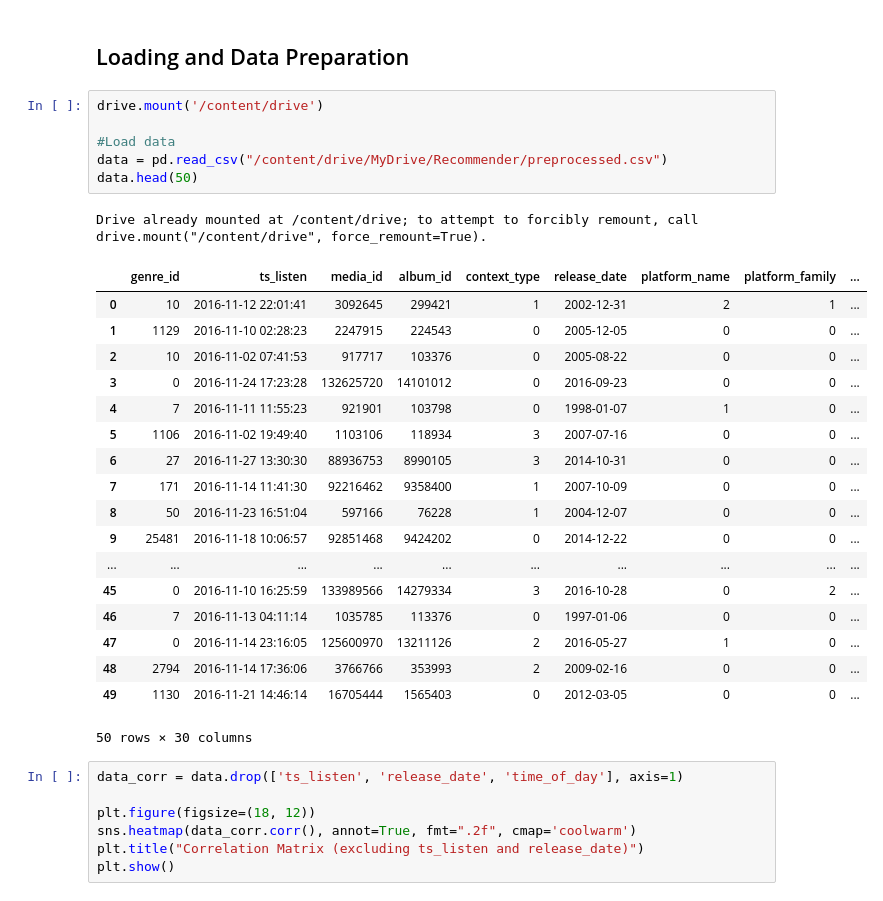
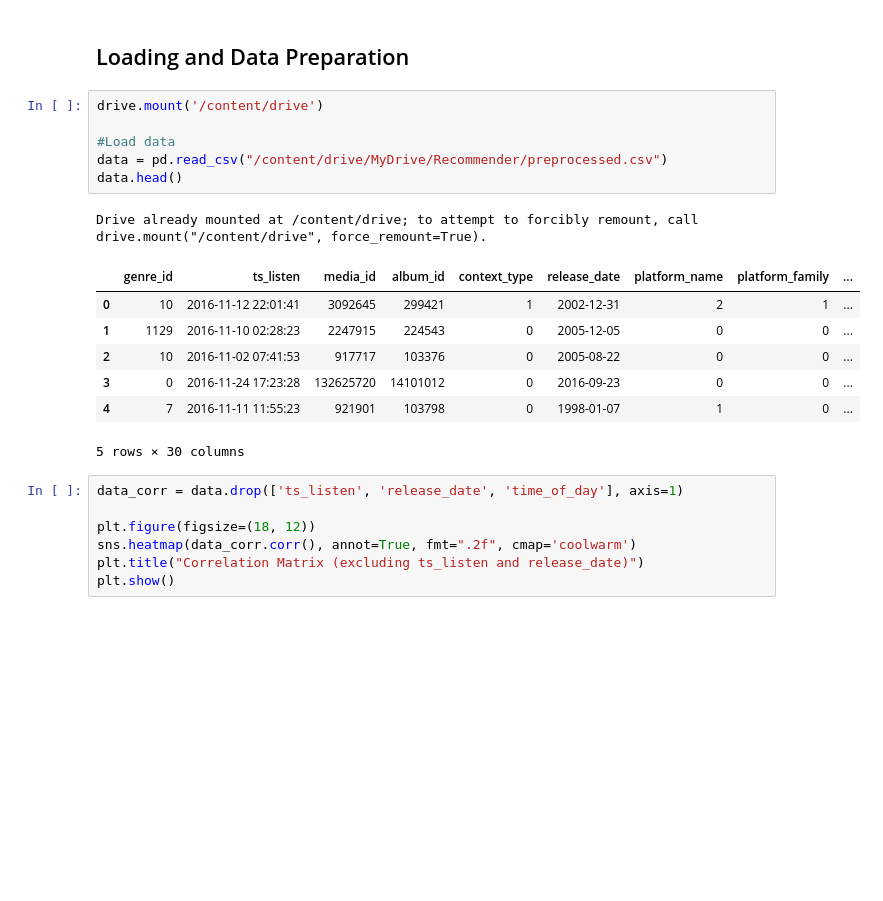
Before and after one commit to lucarenz1997/recommender_systems, a Jupyter notebook: Hybrid-NCF.ipynb, the cells around one changed output. Saved outputs shown, nothing was run; the diff lists cells and outputs as text; blank space fills up the shorter version.

```diff
--- a/Hybrid-NCF.ipynb
+++ b/Hybrid-NCF.ipynb
@@ -32,29 +31,18 @@ warnings.filterwarnings("ignore")
 # %%
 drive.mount('/content/drive')
 
 #Load data
 data = pd.read_csv("/content/drive/MyDrive/Recommender/preprocessed.csv")
-data.head(50)
+data.head()
 # %% [output]
 Drive already mounted at /content/drive; to attempt to forcibly remount, call drive.mount("/content/drive", force_remount=True).
 |  | genre_id | ts_listen | media_id | album_id | context_type | release_date | platform_name | platform_family | ... |
 | 0 | 10 | 2016-11-12 22:01:41 | 3092645 | 299421 | 1 | 2002-12-31 | 2 | 1 | ... |
 | 1 | 1129 | 2016-11-10 02:28:23 | 2247915 | 224543 | 0 | 2005-12-05 | 0 | 0 | ... |
 | 2 | 10 | 2016-11-02 07:41:53 | 917717 | 103376 | 0 | 2005-08-22 | 0 | 0 | ... |
 | 3 | 0 | 2016-11-24 17:23:28 | 132625720 | 14101012 | 0 | 2016-09-23 | 0 | 0 | ... |
 | 4 | 7 | 2016-11-11 11:55:23 | 921901 | 103798 | 0 | 1998-01-07 | 1 | 0 | ... |
-| 5 | 1106 | 2016-11-02 19:49:40 | 1103106 | 118934 | 3 | 2007-07-16 | 0 | 0 | ... |
-| 6 | 27 | 2016-11-27 13:30:30 | 88936753 | 8990105 | 3 | 2014-10-31 | 0 | 0 | ... |
-| 7 | 171 | 2016-11-14 11:41:30 | 92216462 | 9358400 | 1 | 2007-10-09 | 0 | 0 | ... |
-| 8 | 50 | 2016-11-23 16:51:04 | 597166 | 76228 | 1 | 2004-12-07 | 0 | 0 | ... |
-| 9 | 25481 | 2016-11-18 10:06:57 | 92851468 | 9424202 | 0 | 2014-12-22 | 0 | 0 | ... |
-| ... | ... | ... | ... | ... | ... | ... | ... | ... | ... |
-| 45 | 0 | 2016-11-10 16:25:59 | 133989566 | 14279334 | 3 | 2016-10-28 | 0 | 2 | ... |
-| 46 | 7 | 2016-11-13 04:11:14 | 1035785 | 113376 | 0 | 1997-01-06 | 0 | 0 | ... |
-| 47 | 0 | 2016-11-14 23:16:05 | 125600970 | 13211126 | 2 | 2016-05-27 | 1 | 0 | ... |
-| 48 | 2794 | 2016-11-14 17:36:06 | 3766766 | 353993 | 2 | 2009-02-16 | 0 | 0 | ... |
-| 49 | 1130 | 2016-11-21 14:46:14 | 16705444 | 1565403 | 0 | 2012-03-05 | 0 | 0 | ... |
-50 rows × 30 columns
+5 rows × 30 columns
 # %%
 data_corr = data.drop(['ts_listen', 'release_date', 'time_of_day'], axis=1)
 
```
Also changed, not shown: parts of 4 cells of this notebook.
